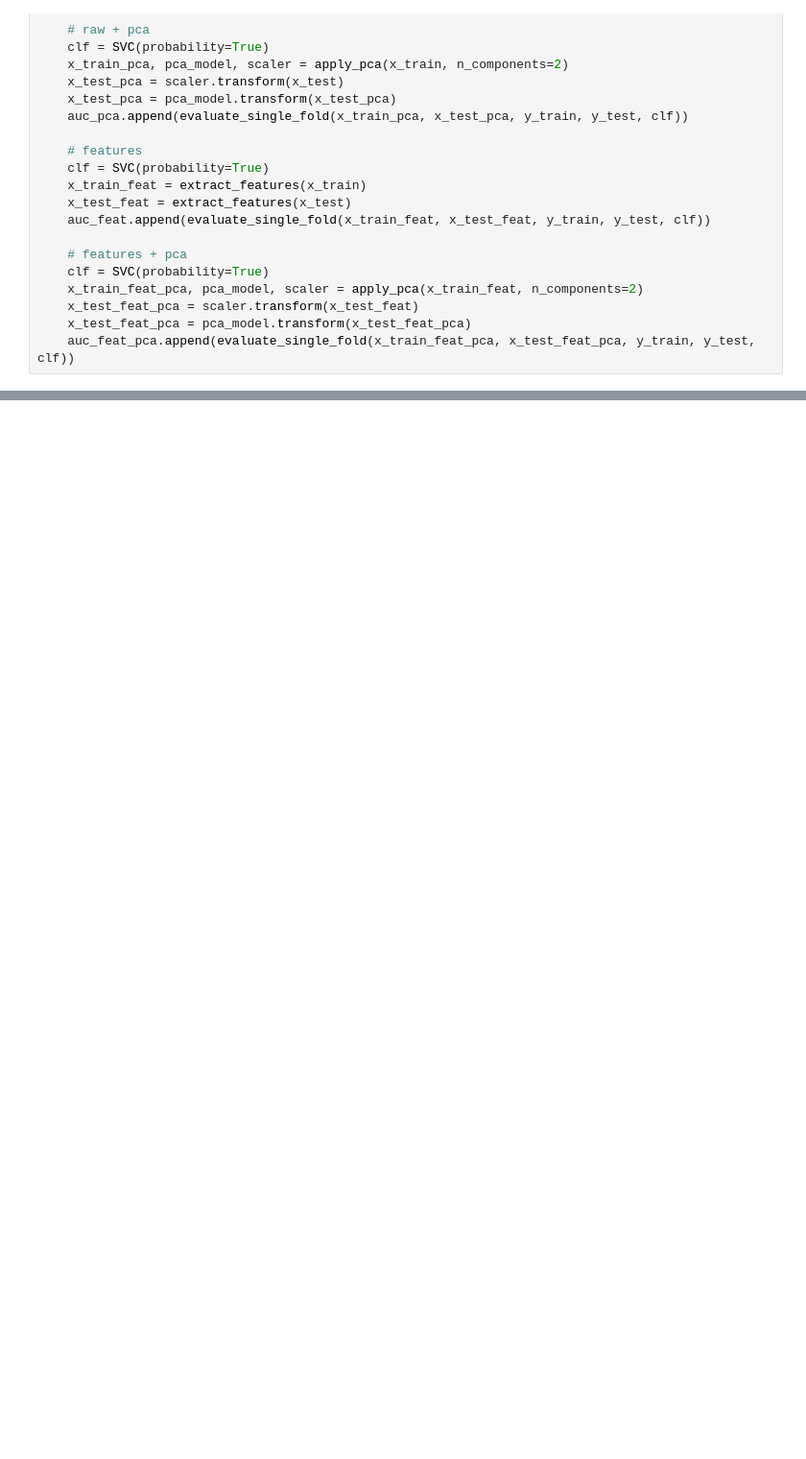
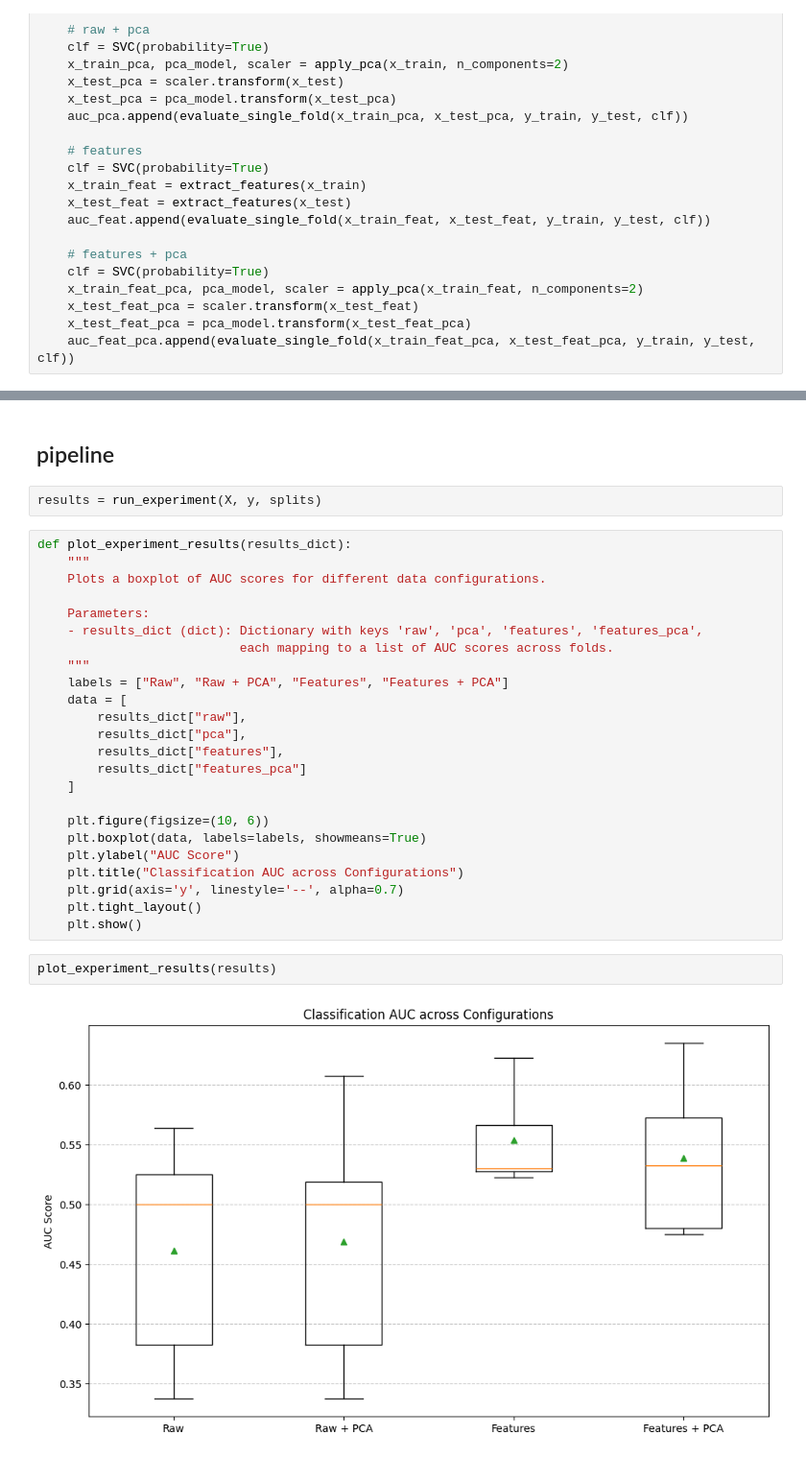
Before and after one commit to consuelorojas/TestCatch22, a Jupyter notebook: notebooks/test_generator.ipynb, the cells around one changed output, grey strips where cells are left out. Shown at 96% size. Cells and saved outputs as stored; diff of their text form; blank space fills up the shorter version.

Commit message:
pipeline creation and testing
to be continue.
Theres a problem, because the classification is not going great.

```diff
--- a/notebooks/test_generator.ipynb
+++ b/notebooks/test_generator.ipynb
@@ -298,0 +302,32 @@ plt.show()
+# %% [markdown]
+## pipeline
+# %%
+results = run_experiment(X, y, splits)
+# %%
+def plot_experiment_results(results_dict):
+    """
+    Plots a boxplot of AUC scores for different data configurations.
+
+    Parameters:
+    - results_dict (dict): Dictionary with keys 'raw', 'pca', 'features', 'features_pca',
+                           each mapping to a list of AUC scores across folds.
+    """
+    labels = ["Raw", "Raw + PCA", "Features", "Features + PCA"]
+    data = [
+        results_dict["raw"],
+        results_dict["pca"],
+        results_dict["features"],
+        results_dict["features_pca"]
+    ]
+
+    plt.figure(figsize=(10, 6))
+    plt.boxplot(data, labels=labels, showmeans=True)
+    plt.ylabel("AUC Score")
+    plt.title("Classification AUC across Configurations")
+    plt.grid(axis='y', linestyle='--', alpha=0.7)
+    plt.tight_layout()
+    plt.show()
+# %%
+plot_experiment_results(results)
+# %% [output]
+[figure, added]
```
Also changed, not shown: parts of 17 cells of this notebook, 2 other files.
